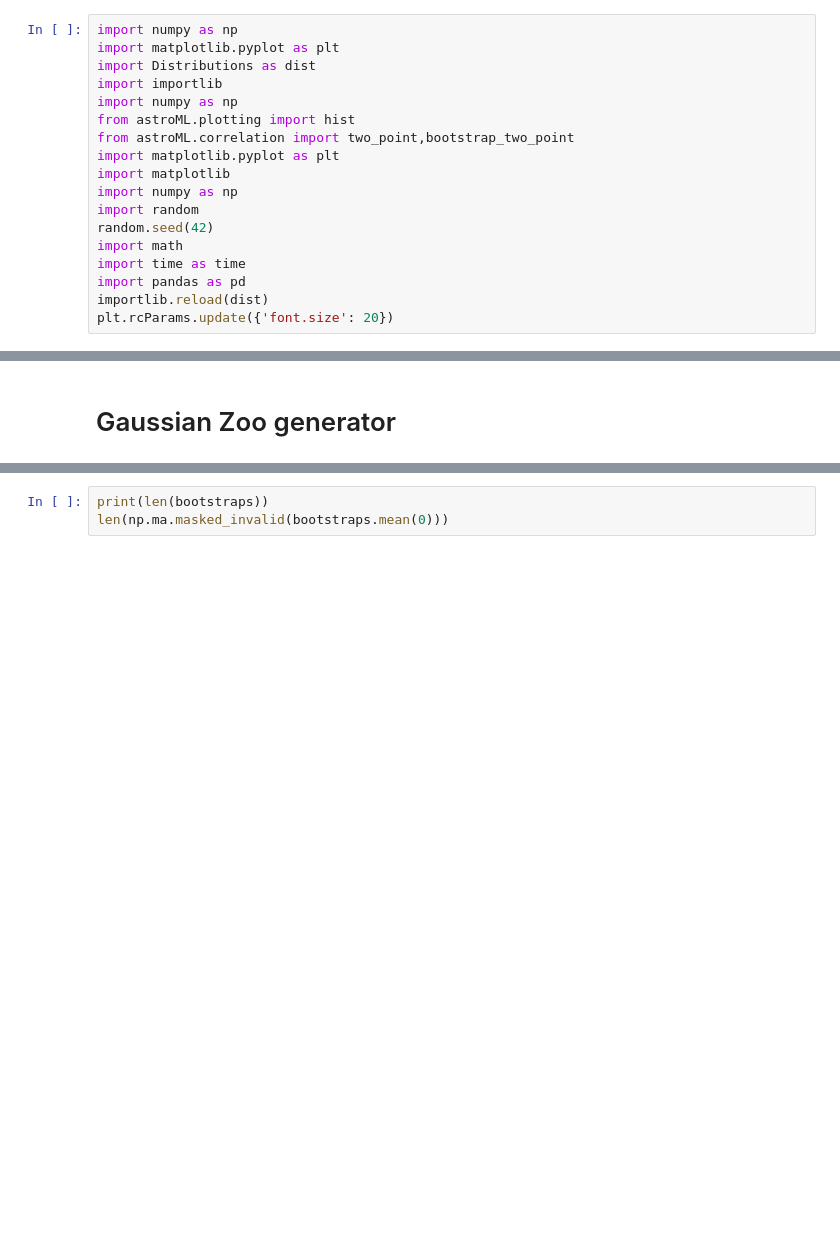
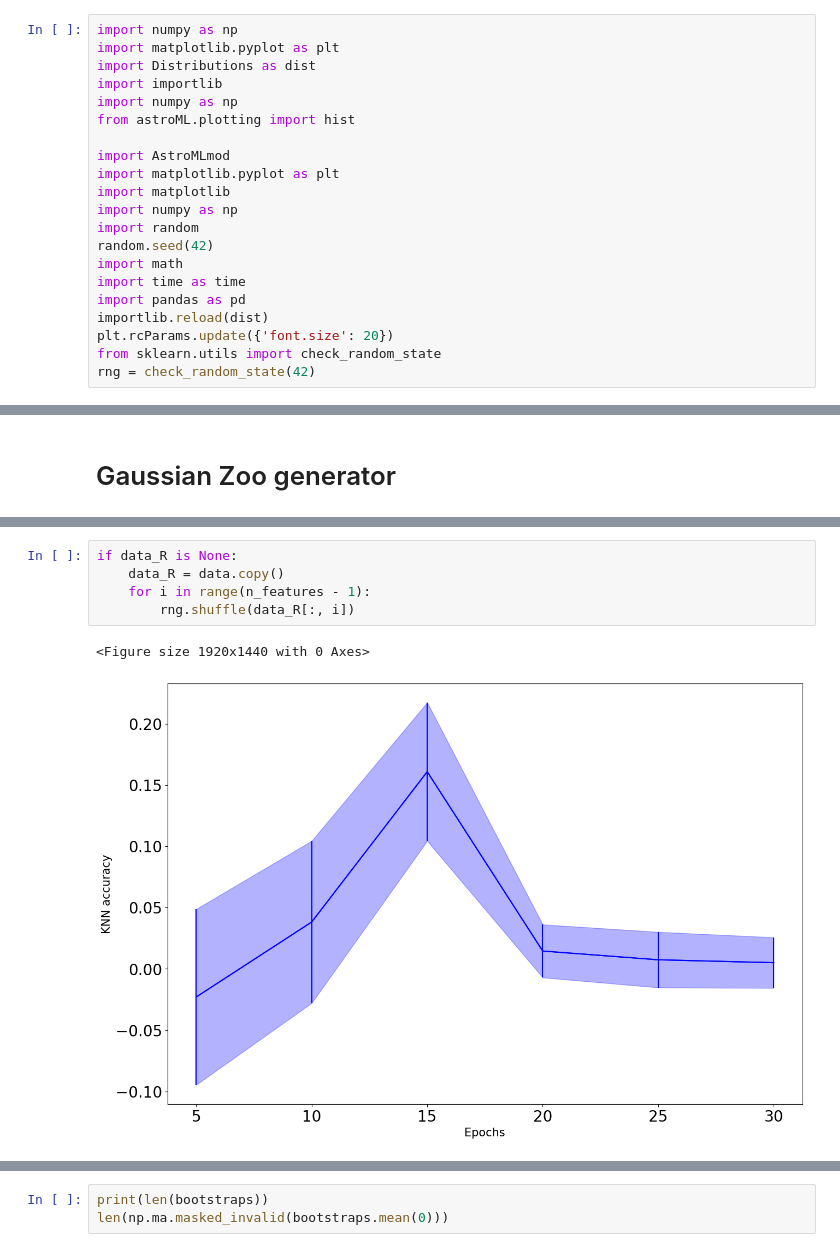
Before and after one commit to Koketsoc137/spectra_for_features, a Jupyter notebook: autocorrelation.ipynb, the cells around one changed output, grey strips where cells are left out. Saved outputs shown, nothing was run; the diff lists cells and outputs as text; blank space fills up the shorter version.

```diff
--- a/autocorrelation.ipynb
+++ b/autocorrelation.ipynb
@@ -5,7 +5,8 @@ import Distributions as dist
 import importlib
 import numpy as np
 from astroML.plotting import hist
-from astroML.correlation import two_point,bootstrap_two_point
+
+import AstroMLmod
 import matplotlib.pyplot as plt
 import matplotlib
 import numpy as np
@@ -16,6 +17,8 @@ import time as time
 import pandas as pd
 importlib.reload(dist)
 plt.rcParams.update({'font.size': 20})
+from sklearn.utils import check_random_state
+rng = check_random_state(42)
 # %% [output]
 <Figure size 1920x1440 with 0 Axes>
 <Figure size 1500x1000 with 0 Axes>
@@ -86,3 +108,11 @@ len(corr)
+# %%
+if data_R is None:
+    data_R = data.copy()
+    for i in range(n_features - 1):
+        rng.shuffle(data_R[:, i])
+# %% [output]
+<Figure size 1920x1440 with 0 Axes>
+[figure, added]
 # %%
 squared_bootstraps = np.array([[0,1,1],[2,2,2],[3,3,3]])
 
```
Also changed, not shown: parts of 9 cells of this notebook, 1 other file.
